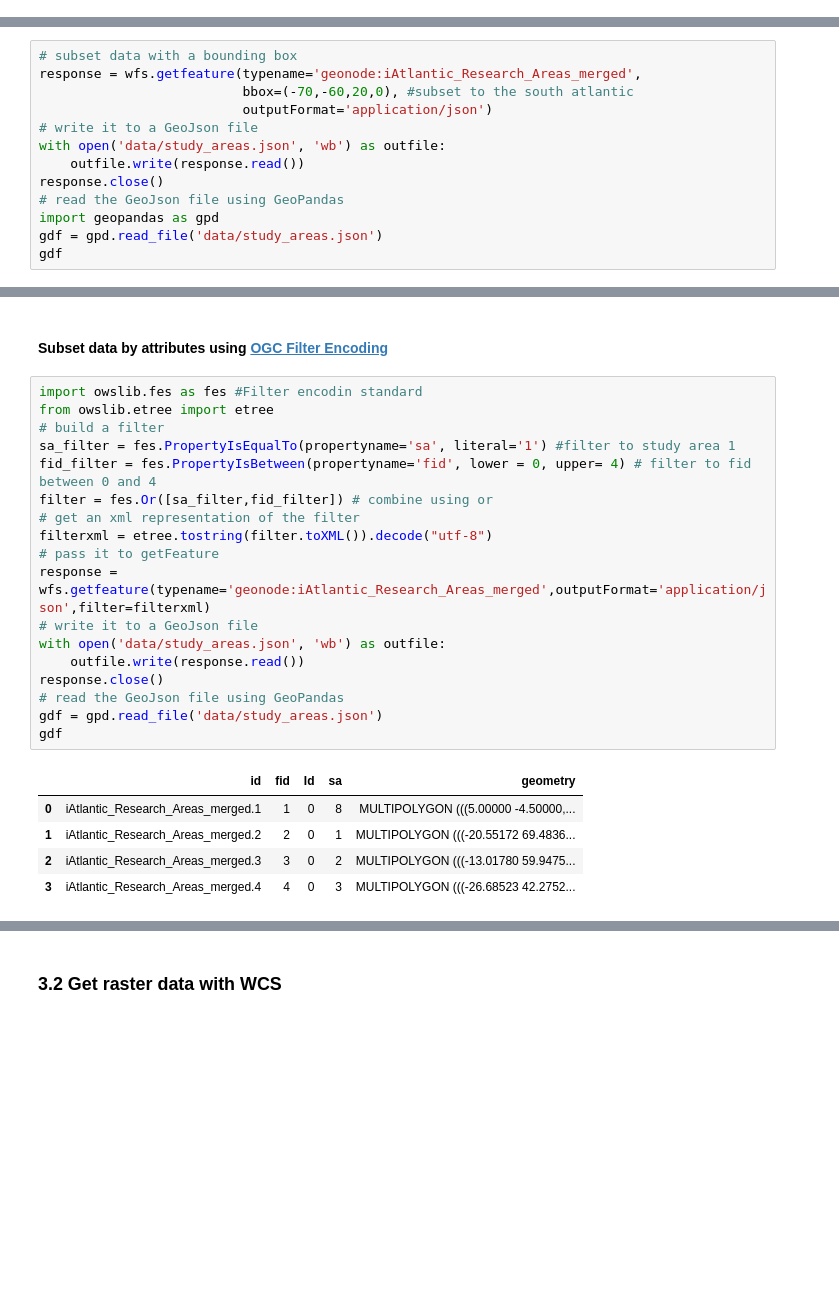
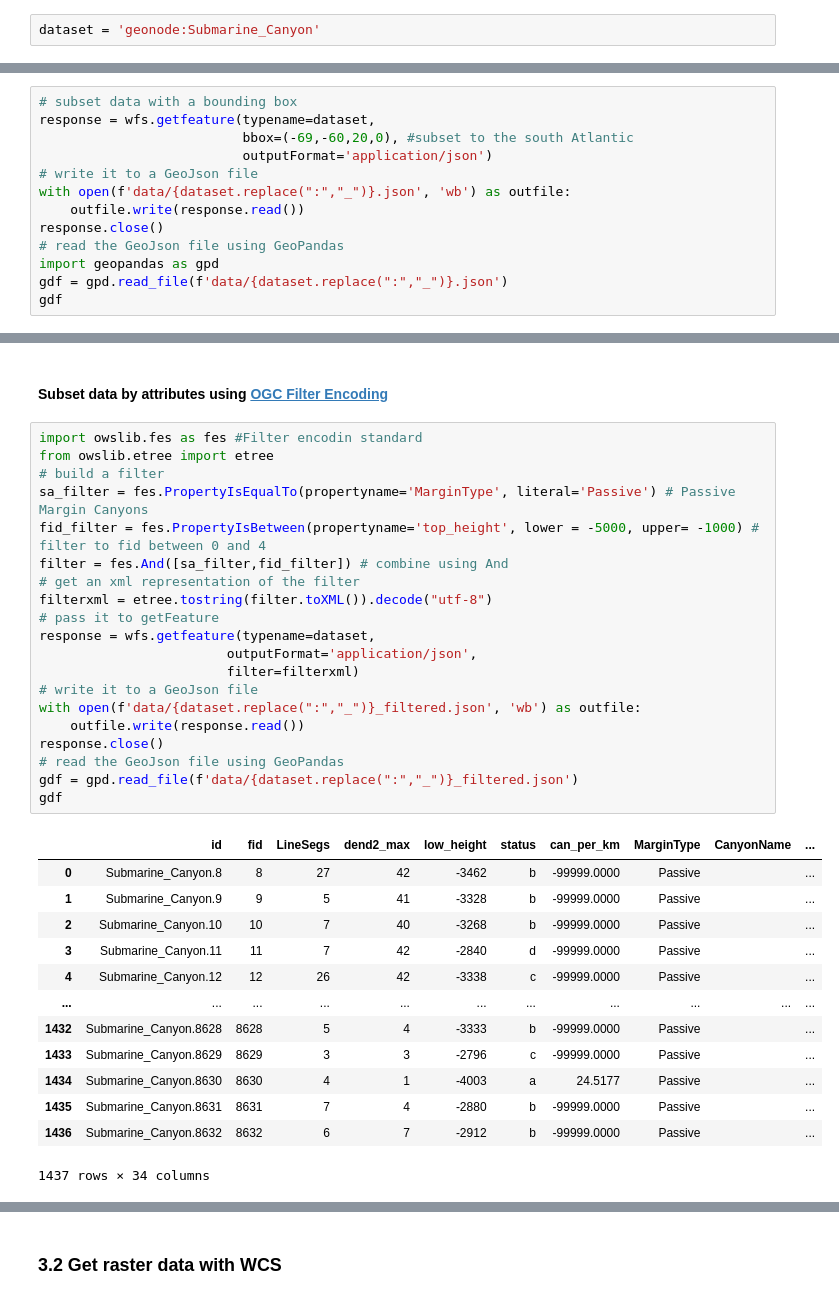
Before and after one commit to iAtlanitcGeoNode/OGC_webservices_workshop, a Jupyter notebook: 3_subset_and_download_data_with_WFS&WCS.ipynb, the cells around one changed output, grey strips where cells are left out. Drawn from its saved outputs; the diff is of its cells as text; blank space fills up the shorter version.

```diff
--- a/3_subset_and_download_data_with_WFS&WCS.ipynb
+++ b/3_subset_and_download_data_with_WFS&WCS.ipynb
@@ -74,3 +91,5 @@ list(wfs.contents)
+# %%
+dataset = 'geonode:Submarine_Canyon'
 # %% [markdown]
 #### Get the FeatureType metadata:
 # %%
@@ -93,15 +125,15 @@ wfs.get_schema('geonode:iAtlantic_Research_Areas_merged')
 #### Subset data with a bounding box
 # %%
 # subset data with a bounding box
-response = wfs.getfeature(typename='geonode:iAtlantic_Research_Areas_merged',
-                          bbox=(-70,-60,20,0), #subset to the south atlantic
+response = wfs.getfeature(typename=dataset,
+                          bbox=(-69,-60,20,0), #subset to the south Atlantic
                           outputFormat='application/json')
 # write it to a GeoJson file
-with open('data/study_areas.json', 'wb') as outfile:
+with open(f'data/{dataset.replace(":","_")}.json', 'wb') as outfile:
     outfile.write(response.read())
 response.close()
 # read the GeoJson file using GeoPandas
 import geopandas as gpd
-gdf = gpd.read_file('data/study_areas.json')
+gdf = gpd.read_file(f'data/{dataset.replace(":","_")}.json')
 gdf
 # %% [output]
@@ -135,24 +172,34 @@ plt.tight_layout()
 # %%
 import owslib.fes as fes #Filter encodin standard
 from owslib.etree import etree
 # build a filter
-sa_filter = fes.PropertyIsEqualTo(propertyname='sa', literal='1') #filter to study area 1
-fid_filter = fes.PropertyIsBetween(propertyname='fid', lower = 0, upper= 4) # filter to fid between 0 and 4
-filter = fes.Or([sa_filter,fid_filter]) # combine using or
+sa_filter = fes.PropertyIsEqualTo(propertyname='MarginType', literal='Passive') # Passive Margin Canyons
+fid_filter = fes.PropertyIsBetween(propertyname='top_height', lower = -5000, upper= -1000) # filter to fid between 0 and 4
+filter = fes.And([sa_filter,fid_filter]) # combine using And
 # get an xml representation of the filter
 filterxml = etree.tostring(filter.toXML()).decode("utf-8")
 # pass it to getFeature
-response = wfs.getfeature(typename='geonode:iAtlantic_Research_Areas_merged',outputFormat='application/json',filter=filterxml)
+response = wfs.getfeature(typename=dataset,
+                        outputFormat='application/json',
+                        filter=filterxml)
 # write it to a GeoJson file
-with open('data/study_areas.json', 'wb') as outfile:
+with open(f'data/{dataset.replace(":","_")}_filtered.json', 'wb') as outfile:
     outfile.write(response.read())
 response.close()
 # read the GeoJson file using GeoPandas
-gdf = gpd.read_file('data/study_areas.json')
+gdf = gpd.read_file(f'data/{dataset.replace(":","_")}_filtered.json')
 gdf
 # %% [output]
-|  | id | fid | Id | sa | geometry |
-| 0 | iAtlantic_Research_Areas_merged.1 | 1 | 0 | 8 | MULTIPOLYGON (((5.00000 -4.50000,... |
-| 1 | iAtlantic_Research_Areas_merged.2 | 2 | 0 | 1 | MULTIPOLYGON (((-20.55172 69.4836... |
-| 2 | iAtlantic_Research_Areas_merged.3 | 3 | 0 | 2 | MULTIPOLYGON (((-13.01780 59.9475... |
-| 3 | iAtlantic_Research_Areas_merged.4 | 4 | 0 | 3 | MULTIPOLYGON (((-26.68523 42.2752... |
+|  | id | fid | LineSegs | dend2_max | low_height | status | can_per_km | MarginType | CanyonName | ... |
+| 0 | Submarine_Canyon.8 | 8 | 27 | 42 | -3462 | b | -99999.0000 | Passive |  | ... |
+| 1 | Submarine_Canyon.9 | 9 | 5 | 41 | -3328 | b | -99999.0000 | Passive |  | ... |
+| 2 | Submarine_Canyon.10 | 10 | 7 | 40 | -3268 | b | -99999.0000 | Passive |  | ... |
+| 3 | Submarine_Canyon.11 | 11 | 7 | 42 | -2840 | d | -99999.0000 | Passive |  | ... |
+| 4 | Submarine_Canyon.12 | 12 | 26 | 42 | -3338 | c | -99999.0000 | Passive |  | ... |
+| ... | ... | ... | ... | ... | ... | ... | ... | ... | ... | ... |
+| 1432 | Submarine_Canyon.8628 | 8628 | 5 | 4 | -3333 | b | -99999.0000 | Passive |  | ... |
+| 1433 | Submarine_Canyon.8629 | 8629 | 3 | 3 | -2796 | c | -99999.0000 | Passive |  | ... |
+| 1434 | Submarine_Canyon.8630 | 8630 | 4 | 1 | -4003 | a | 24.5177 | Passive |  | ... |
+| 1435 | Submarine_Canyon.8631 | 8631 | 7 | 4 | -2880 | b | -99999.0000 | Passive |  | ... |
+| 1436 | Submarine_Canyon.8632 | 8632 | 6 | 7 | -2912 | b | -99999.0000 | Passive |  | ... |
+1437 rows × 34 columns
```
Also changed, not shown: parts of 20 cells of this notebook, 6 other files.
